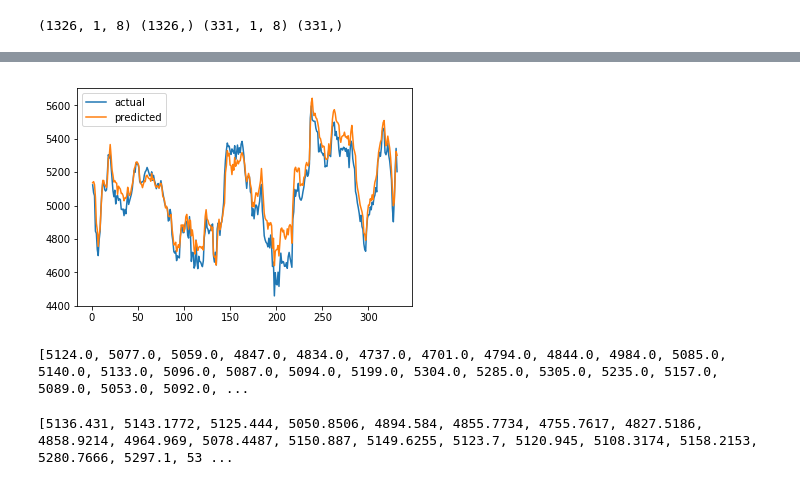
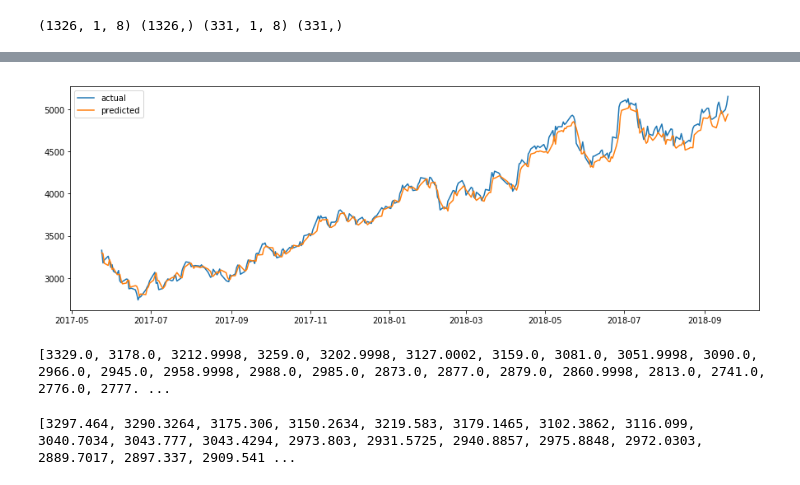
Before and after one commit to mellon-collie/Crude-Oil-Analysis, a Jupyter notebook: oil_results.ipynb, the cells around one changed output, grey strips where cells are left out. Saved outputs shown, nothing was run; the diff lists cells and outputs as text; code cells hidden in the pictures.

```diff
--- a/oil_results.ipynb
+++ b/oil_results.ipynb
@@ -37,7 +38,10 @@ def series_to_supervised(data, n_in=1, n_out=1, dropnan=True):
     return agg
 # %%
 df1 = read_csv('merge_oil.csv', header=0, index_col=0)
+df1.index = pd.to_datetime(df1["Date"],format="%Y-%m-%d")
 df1 = df1[["Price","US_Price","Dollar_eq","Open","High","Low","Volume","Percent_Change"]]
+
+df1 = df1.iloc[::-1]
 print(df1.head())
 values = df1.values
 
@@ -134,15 +138,30 @@ Test RMSE: 82.080
-# %%
-pyplot.plot(range(1,len(yhat)+1),inv_y,label='actual')
-pyplot.plot(range(1,len(yhat)+1),inv_yhat,label='predicted')
-pyplot.legend()
-pyplot.show()
-# %% [output]
-[figure, removed]
+# %%
+df = read_csv('merge_oil.csv', header=0, index_col=0)
+df = df.iloc[::-1]
+df.index = pd.to_datetime(df["Date"],format="%Y-%m-%d")
+
+plot_df = pd.DataFrame({'Date':df.iloc[split+1:]["Date"],'Actual':inv_y,'Predicted':inv_yhat})
+plot_df.index = pd.to_datetime(plot_df["Date"],format="%Y-%m-%d")
+
+split = int(len(list(df["IOC_Low"]))*0.8)
+dates = df.iloc[split+1:]["Date"]
+
+fig = pyplot.figure(figsize=(15,5))
+
+pyplot.plot(plot_df['Actual'],label='actual')
+pyplot.plot(plot_df['Predicted'],label='predicted')
+#pyplot.xticks(rotation=90)
+pyplot.legend()
+pyplot.show()
+
+#print(dates)
+# %% [output]
+[figure, added]
 # %%
 print(list(inv_y))
 # %% [output]
-[5124.0, 5077.0, 5059.0, 4847.0, 4834.0, 4737.0, 4701.0, 4794.0, 4844.0, 4984.0, 5085.0, 5140.0, 5133.0, 5096.0, 5087.0, 5094.0, 5199.0, 5304.0, 5285.0, 5305.0, 5235.0, 5157.0, 5089.0, 5053.0, 5092.0, ...
+[3329.0, 3178.0, 3212.9998, 3259.0, 3202.9998, 3127.0002, 3159.0, 3081.0, 3051.9998, 3090.0, 2966.0, 2945.0, 2958.9998, 2988.0, 2985.0, 2873.0, 2877.0, 2879.0, 2860.9998, 2813.0, 2741.0, 2776.0, 2777. ...
 # %%
 print(list(inv_yhat))
 # %% [output]
-[5136.431, 5143.1772, 5125.444, 5050.8506, 4894.584, 4855.7734, 4755.7617, 4827.5186, 4858.9214, 4964.969, 5078.4487, 5150.887, 5149.6255, 5123.7, 5120.945, 5108.3174, 5158.2153, 5280.7666, 5297.1, 53 ...
+[3297.464, 3290.3264, 3175.306, 3150.2634, 3219.583, 3179.1465, 3102.3862, 3116.099, 3040.7034, 3043.777, 3043.4294, 2973.803, 2931.5725, 2940.8857, 2975.8848, 2972.0303, 2889.7017, 2897.337, 2909.541 ...
```
Also changed, not shown: parts of 4 cells of this notebook.
